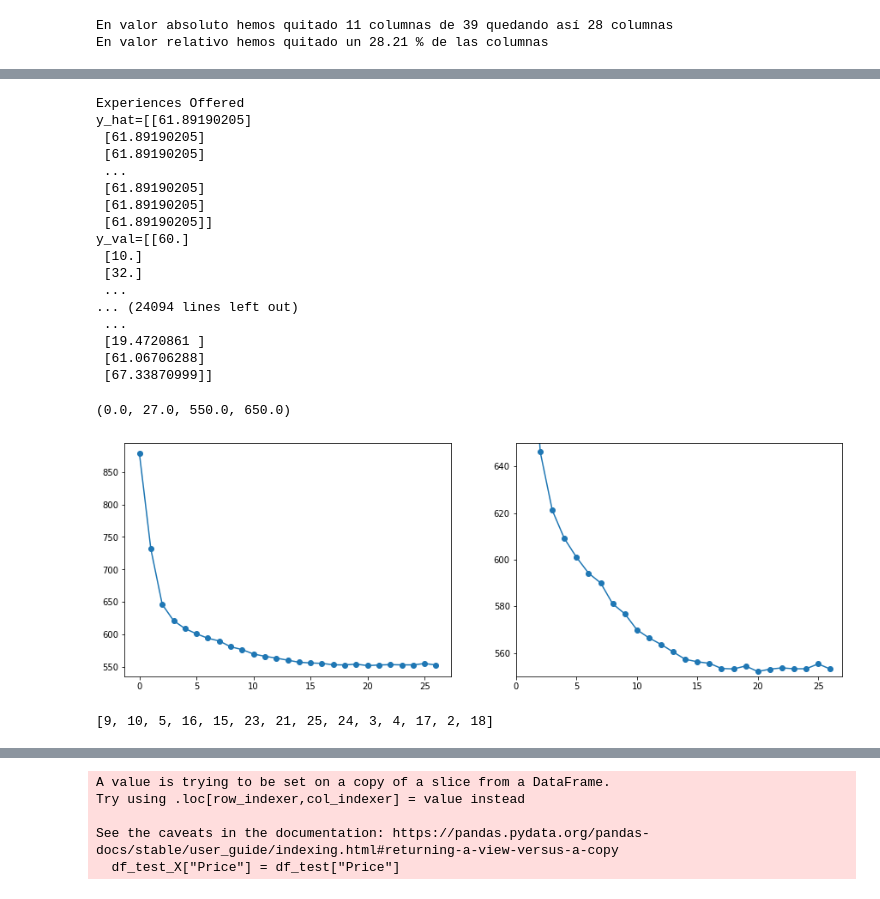
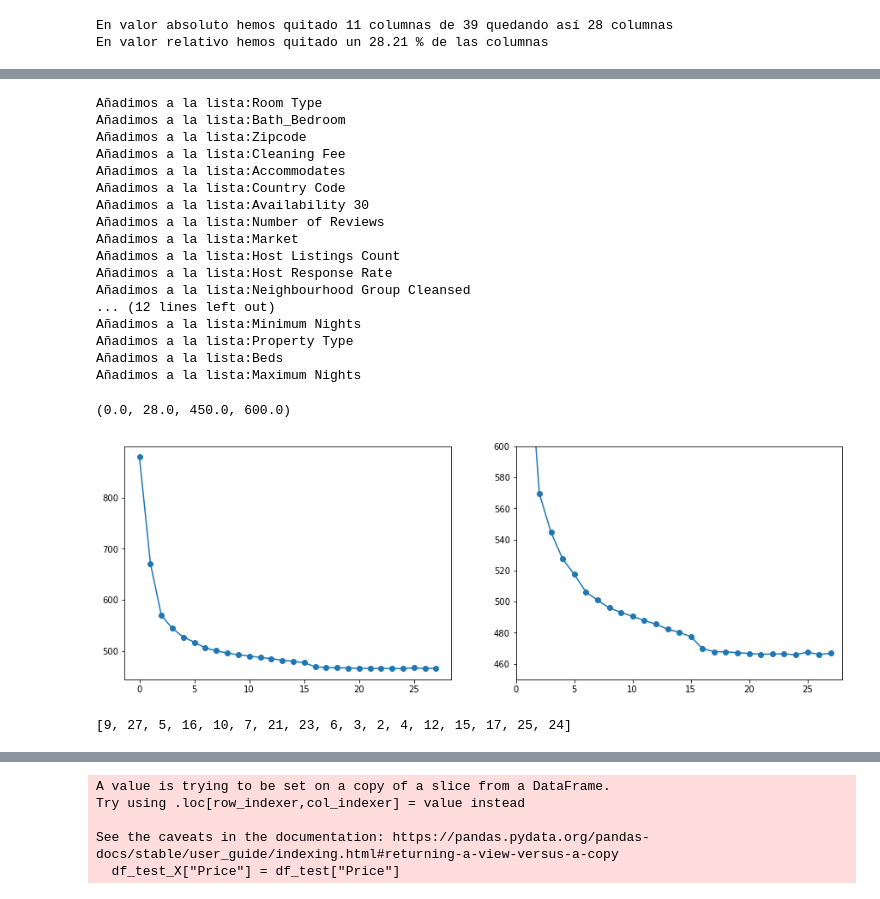
Before and after one commit to jimmyls92/Machine-Learning, a Jupyter notebook: Project_ML.ipynb, the cells around one changed output, grey strips where cells are left out. Drawn from its saved outputs; the diff is of its cells as text; code cells hidden in the pictures.

```diff
--- a/Project_ML.ipynb
+++ b/Project_ML.ipynb
@@ -294,0 +323,3 @@ len(df_train[df_train['Price']>200])/len(df_train)
+# %%
+#Nos deshacemos de todas las filas con menos de un baño ya que es un valor que no tiene sentido y puede no generalizar bien
+df_train = df_train[df_train['Bathrooms'] >= 1]
@@ -295,3 +330,3 @@ len(df_train[df_train['Price']>200])/len(df_train)
 # %%
-#Nos deshacemos de las columnas con precios mayores a 400
-df_train = df_train[df_train['Price'] < 200]
+#Nos deshacemos de todas las columnas con más de cinco baños
+df_train = df_train[df_train['Bathrooms'] < 5]
@@ -310,0 +349,5 @@ df_train.describe()
+# %%
+#Nos deshacemos de todas las columnas con más de seis habitaciones
+df_train = df_train[df_train['Bedrooms'] < 6]
+# %%
+df_train["Bath_Bedroom"] = pd.DataFrame(df_train["Bathrooms"]*df_train["Bedrooms"])
@@ -396,62 +455,56 @@ for j in range(X_train.shape[1]):
             y_hat = LR.predict(X_val)
             mse.append(np.mean((y_val.reshape(-1,1)-y_hat)**2))
 
-            #printsss
-            print(df_train.columns[i])
-            print(f"y_hat={y_hat}")
-            print(f"y_val={y_val}")
-            print(mse)
 
 
         if a == True:
             continue
         else:
             score.append(st.mean(mse))
-            print(score)
-            print("\n")
+
 
         if score[-1] < best_score-1:
             best_feature = i
             best_score = score[-1]
 
-
+    print(f"Añadimos a la lista:{feature_names[best_feature]}")
     feature_ranking.append(best_feature)
     mse_list.append(best_score)
 # %% [output]
-Experiences Offered
-y_hat=[[61.89190205]
- [61.89190205]
- [61.89190205]
- ...
- [61.89190205]
- [61.89190205]
- [61.89190205]]
-y_val=[[60.]
- [10.]
- [32.]
- ...
-... (24094 lines left out)
- ...
- [19.4720861 ]
- [61.06706288]
- [67.33870999]]
+Añadimos a la lista:Room Type
+Añadimos a la lista:Bath_Bedroom
+Añadimos a la lista:Zipcode
+Añadimos a la lista:Cleaning Fee
+Añadimos a la lista:Accommodates
+Añadimos a la lista:Country Code
+Añadimos a la lista:Availability 30
+Añadimos a la lista:Number of Reviews
+Añadimos a la lista:Market
+Añadimos a la lista:Host Listings Count
+Añadimos a la lista:Host Response Rate
+Añadimos a la lista:Neighbourhood Group Cleansed
+... (12 lines left out)
+Añadimos a la lista:Minimum Nights
+Añadimos a la lista:Property Type
+Añadimos a la lista:Beds
+Añadimos a la lista:Maximum Nights
 # %%
 plt.figure(figsize=(15, 5))
 plt.subplot(1,2,1)
 plt.scatter(list(range(X_train.shape[1])),mse_list)
 plt.plot(list(range(X_train.shape[1])),mse_list)
 #plt.axis([0, X_train.shape[1], 0, 5])
 
 plt.subplot(1,2,2)
 plt.scatter(list(range(X_train.shape[1])),mse_list)
 plt.plot(list(range(X_train.shape[1])),mse_list)
-plt.axis([0, X_train.shape[1], 550, 650])
+plt.axis([0, X_train.shape[1], 450, 600])
 # %% [output]
-(0.0, 27.0, 550.0, 650.0)
+(0.0, 28.0, 450.0, 600.0)
-[figure, old version]
+[figure, new version]
-# %%
-# Diez caracteristicas parece una buena eleccion
-feature_ranking[:14]
-# %% [output]
-[9, 10, 5, 16, 15, 23, 21, 25, 24, 3, 4, 17, 2, 18]
+# %%
+# Cogemos 17 caracteristicas ya que parecen dar un buen resultado
+feature_ranking[:17]
+# %% [output]
+[9, 27, 5, 16, 10, 7, 21, 23, 6, 3, 2, 4, 12, 15, 17, 25, 24]
 # %%
```
Also changed, not shown: parts of 37 cells of this notebook.
